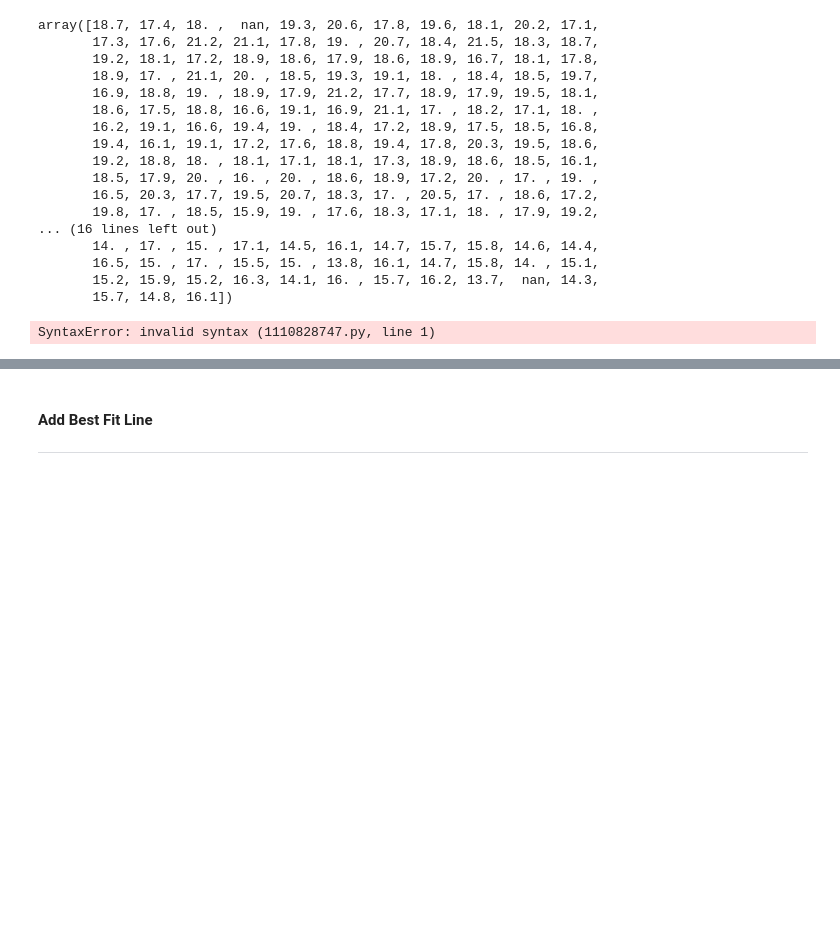
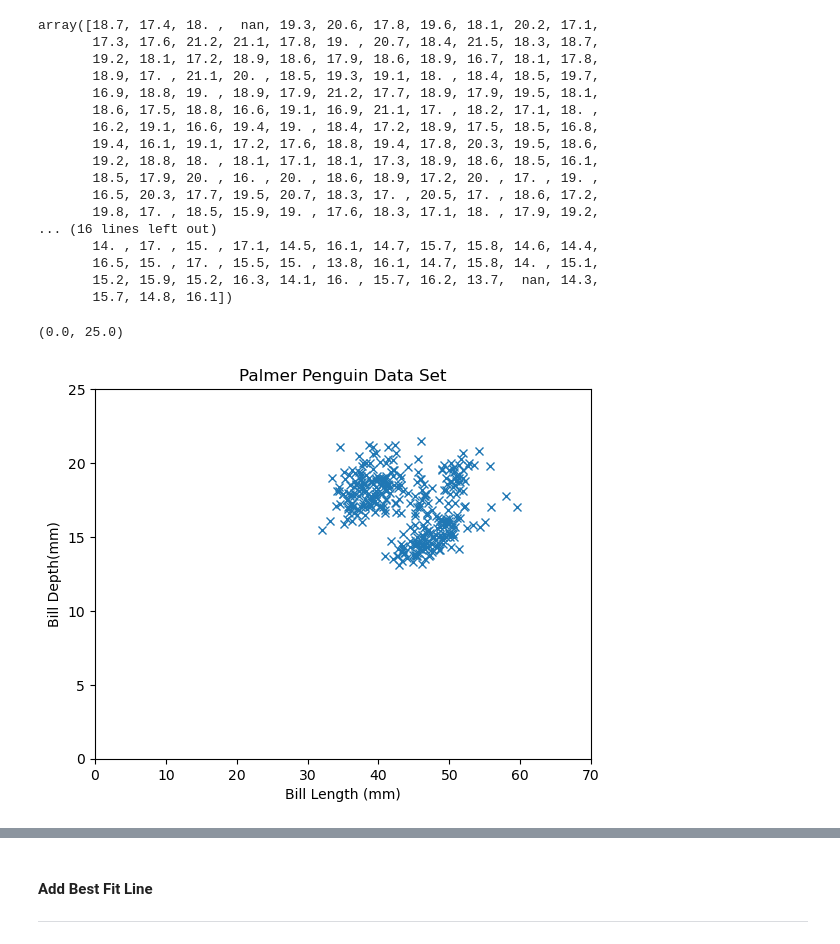
Before and after one commit to Roisin2/mywork, a Jupyter notebook: penguins.ipynb, the cells around one changed output, grey strips where cells are left out. Drawn from its saved outputs; the diff is of its cells as text; code cells hidden in the pictures; blank space fills up the shorter version.

Commit message:
working on plots.

````diff
--- a/penguins.ipynb
+++ b/penguins.ipynb
@@ -226,23 +226,24 @@ array([18.7, 17.4, 18. ,  nan, 19.3, 20.6, 17.8, 19.6, 18.1, 20.2, 17.1,
        15.2, 15.9, 15.2, 16.3, 14.1, 16. , 15.7, 16.2, 13.7,  nan, 14.3,
        15.7, 14.8, 16.1])
 # %%
-```# Simple Plot.
+# Simple Plot.
 plt.plot(bill_len, b_depth, "x")
 
 # Axis Labels.
 plt.xlabel("Bill Length (mm)")
 plt.ylabel("Bill Depth(mm)")
 
 # Title
 plt.title("Palmer Penguin Data Set")
 
-# X Limits. (to allow 0 to 8)
-plt.xlim(0, 8)
+# X Limits. (to allow 0 to 70)
+plt.xlim(0, 70)
 
-# Y Limits. (to allow 0 to 4)
-plt.ylim(0, 4)
+# Y Limits. (to allow 0 to 25)
+plt.ylim(0, 25)
 # %% [output]
-SyntaxError: invalid syntax (1110828747.py, line 1)
+(0.0, 25.0)
+[figure, added]
 # %%
 # Create new figure and set of axes.
 fig, ax = plt.subplots()
````
Also changed, not shown: parts of 10 cells of this notebook, 1 other file.
